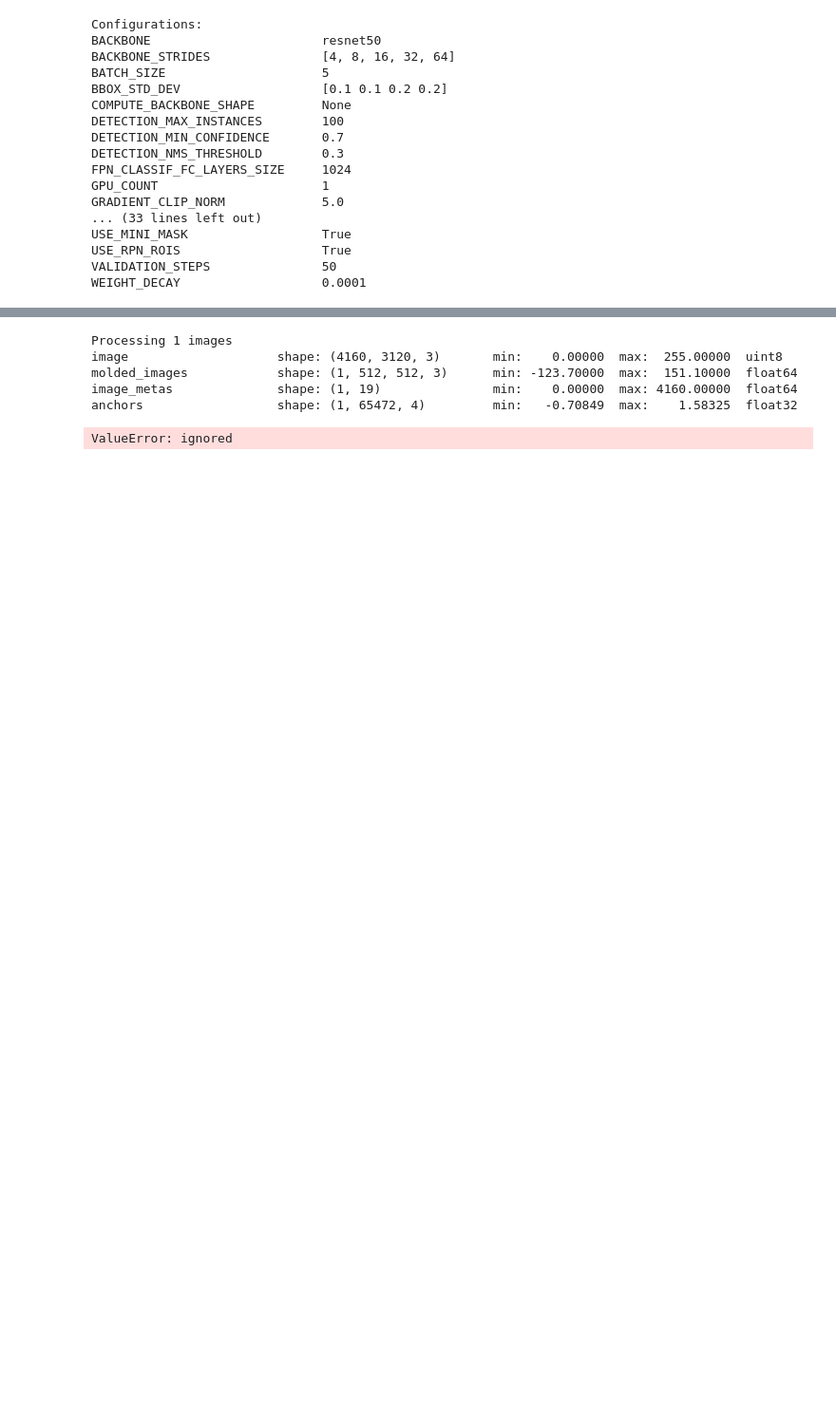
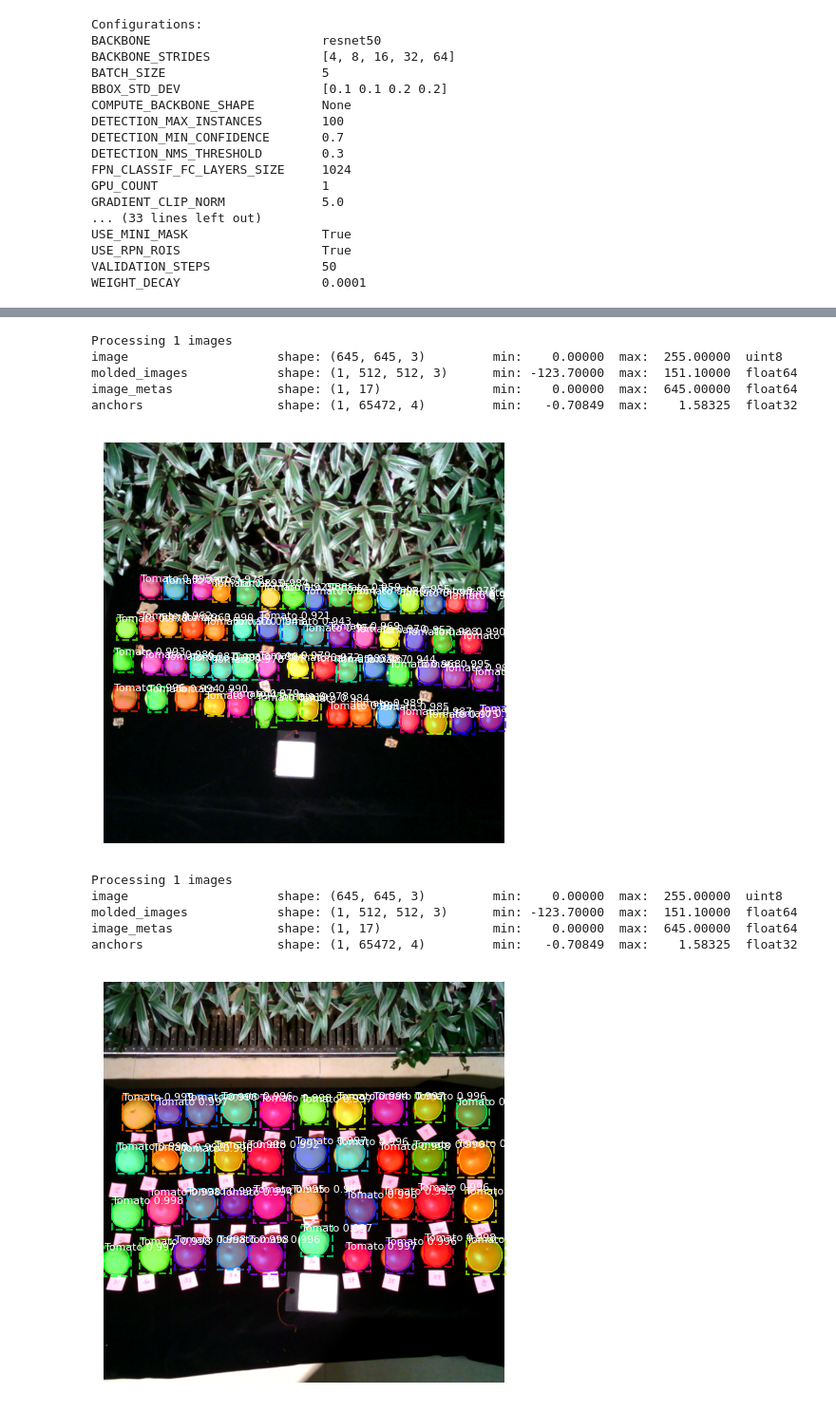
Before and after one commit to eitanfass/image-processing, a Jupyter notebook: trained_model_for_final_project_tomato_detection.ipynb, the cells around one changed output, grey strips where cells are left out. Shown at 95% size. Saved outputs shown, nothing was run; the diff lists cells and outputs as text; code cells hidden in the pictures; blank space fills up the shorter version.

```diff
--- a/trained_model_for_final_project_tomato_detection.ipynb
+++ b/trained_model_for_final_project_tomato_detection.ipynb
@@ -164,7 +165,7 @@ class TrainConfig(Config):
     LEARNING_RATE = 0.001
 
     # Number of classes (including background) - IMPORTANT TO CHANGE ACCORDING TO YOUR LABELS IN YOUR JSON
-    NUM_CLASSES = 1 + 6  # background + 1 (6 class)
+    NUM_CLASSES = 1+4  # background + 1 (6 class)
 
     # All of our training images are 1920x1012
     IMAGE_MIN_DIM = 512
@@ -419,40 +422,45 @@ Re-starting from epoch 5
 # %%
 import skimage
 
-mask_colors = [
-    (0., 0., 0.), # Background
-    (1., 0., 0.), # Red
-    (0., 1., 0.),
-    (0., 0., 0.), # Background
-    (1., 0., 0.), # Red
-    (0., 1., 0.)
-      # Green
+mask_colors = [  (0.1, 0.1, 0.1), # Red
+    (1, 0.1, 0.1)
+
+
+
+
 ]
 
 real_test_dir = f'{root_folder}/dataset/test'
 image_paths = []
 
 for filename in os.listdir(real_test_dir):
     if os.path.splitext(filename)[1].lower() in ['.png', '.jpg', '.jpeg']:
         image_paths.append(os.path.join(real_test_dir, filename))
 
 for image_path in image_paths:
     img = skimage.io.imread(image_path)
+    if img.shape[2]==4:
+      img=img[:,:,:3]
     img_arr = np.array(img)
 
     results = test_model.detect([img_arr], verbose=1)
     r = results[0]
 
     colors = tuple(np.take(mask_colors, r['class_ids']))
 
     visualize.display_instances(img, r['rois'], r['masks'], r['class_ids'],
                                 dataset_test.class_names, r['scores'], figsize=(16, 8),
-                                colors=colors)
+                                )
 # %% [output]
 Processing 1 images
-image                    shape: (4160, 3120, 3)       min:    0.00000  max:  255.00000  uint8
+image                    shape: (645, 645, 3)         min:    0.00000  max:  255.00000  uint8
 molded_images            shape: (1, 512, 512, 3)      min: -123.70000  max:  151.10000  float64
-image_metas              shape: (1, 19)               min:    0.00000  max: 4160.00000  float64
+image_metas              shape: (1, 17)               min:    0.00000  max:  645.00000  float64
 anchors                  shape: (1, 65472, 4)         min:   -0.70849  max:    1.58325  float32
+[figure, new version]
-ValueError: ignored
+Processing 1 images
+image                    shape: (645, 645, 3)         min:    0.00000  max:  255.00000  uint8
+molded_images            shape: (1, 512, 512, 3)      min: -123.70000  max:  151.10000  float64
+image_metas              shape: (1, 17)               min:    0.00000  max:  645.00000  float64
+anchors                  shape: (1, 65472, 4)         min:   -0.70849  max:    1.58325  float32
-[figure, old version]
+[figure, added]
```
Also changed, not shown: parts of 16 cells of this notebook.
